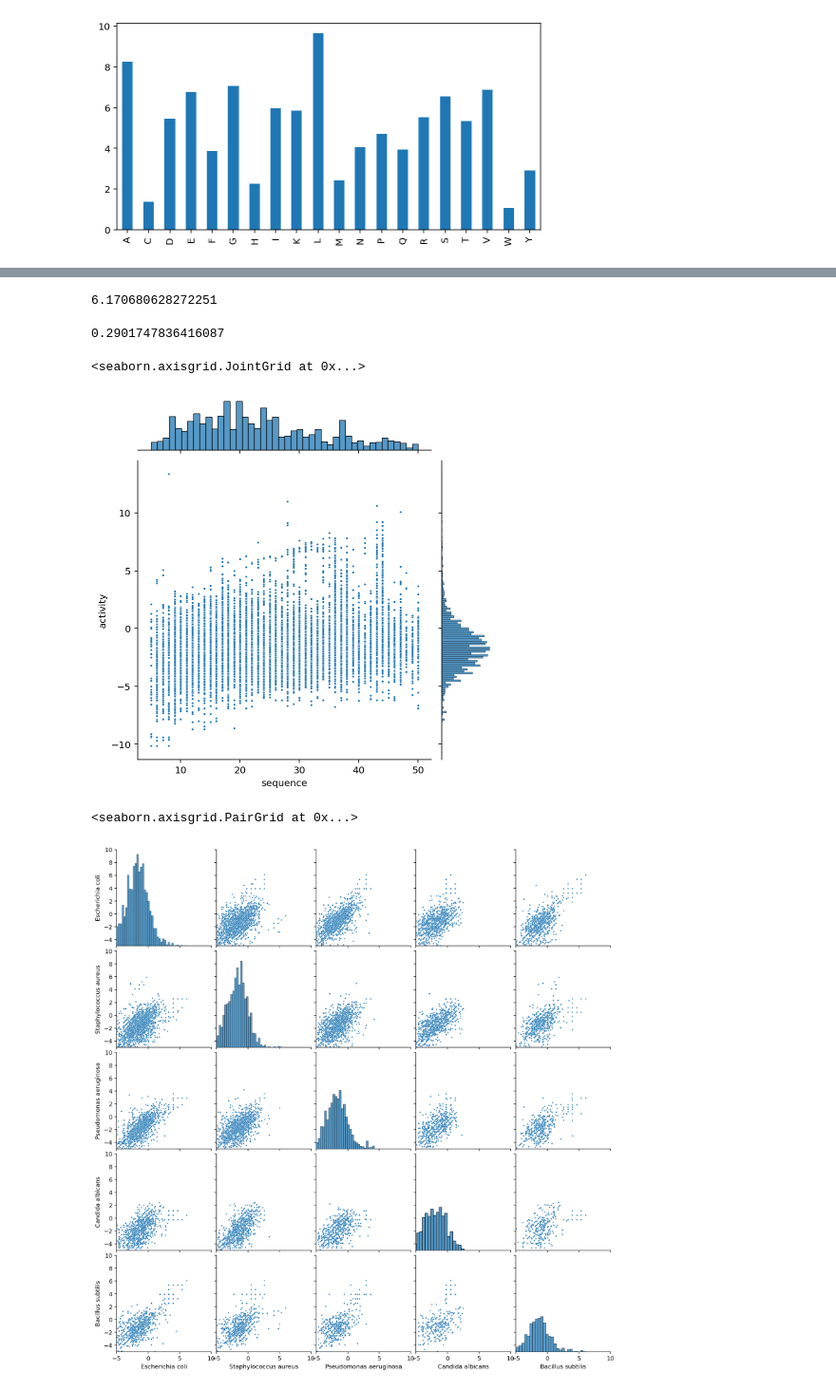
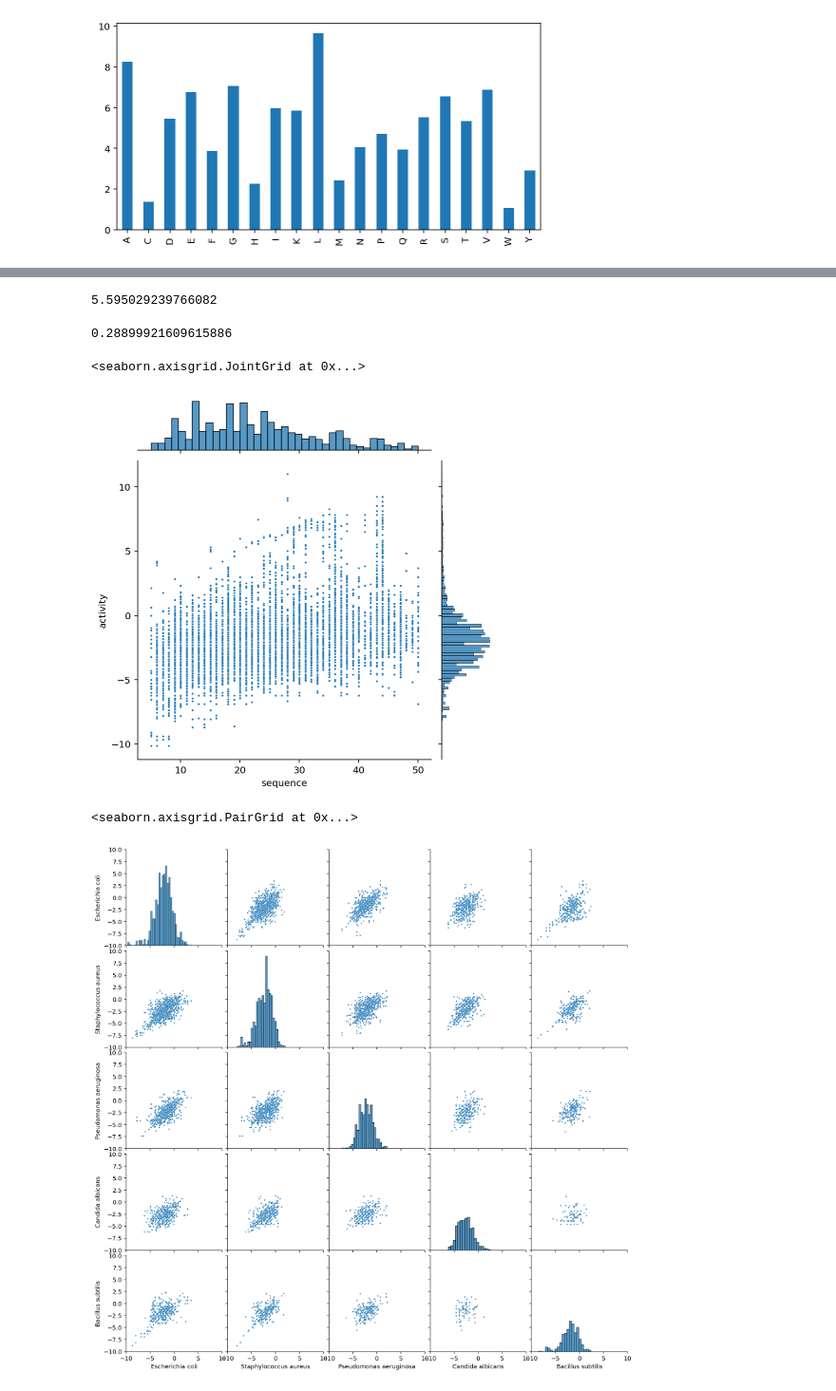
Before and after one commit to murphy17/MSPretraining, a Jupyter notebook: DBAASPStats.ipynb, the cells around one changed output, grey strips where cells are left out. Shown: that part at 95% size. Cells and saved outputs as stored; diff of their text form; code cells hidden in the pictures.

```diff
--- a/DBAASPStats.ipynb
+++ b/DBAASPStats.ipynb
@@ -20,8 +20,8 @@ dbaasp = dbaasp.dropna(subset=['SEQUENCE','TARGET ACTIVITY - TARGET SPECIES','TA
 # only natural AAs
 dbaasp = dbaasp.loc[dbaasp['SEQUENCE'].map(lambda s: all([c in aas for c in s]))]
 # not sure about correspondence of these units! ... need to compute mass of the peptides
-dbaasp = dbaasp.query('`TARGET ACTIVITY - UNIT`=="µM"|`TARGET ACTIVITY - UNIT`=="µg/ml"')
-# dbaasp = dbaasp.query('`TARGET ACTIVITY - UNIT`=="µM"')
+# dbaasp = dbaasp.query('`TARGET ACTIVITY - UNIT`=="µM"|`TARGET ACTIVITY - UNIT`=="µg/ml"')
+dbaasp = dbaasp.query('`TARGET ACTIVITY - UNIT`=="µM"')
 dbaasp
 # %% [output]
 |  | ID | COMPLEXITY | NAME | N TERMINUS | SEQUENCE | C TERMINUS | SYNTHESIS TYPE | TARGET GROUP | ... |
@@ -50,10 +50,10 @@ df['activity'] = df['activity'].map(lambda s: str(s).split('±')[0].strip())
 df = df.loc[df['activity'].str.fullmatch(r'\d+(\.\d+)?')]
 df['activity'] = df['activity'].astype(float)
 
-is_density = dbaasp['TARGET ACTIVITY - UNIT']=="µg/ml"
-# unsure about this calculation. below makes sense, but leads to bimodal log-distribution. omitting 1e-3 makes unimodal
-# uM = umol/L = (ug/mL)(mol/g) x 1e-3
-df.loc[is_density,'activity'] = df['activity'][is_density] * df['sequence'][is_density].map(len) / aa_mw
+# is_density = dbaasp['TARGET ACTIVITY - UNIT']=="µg/ml"
+# # unsure about this calculation. below makes sense, but leads to bimodal log-distribution. omitting 1e-3 makes unimodal
+# # uM = umol/L = (ug/mL)(mol/g) x 1e-3
+# df.loc[is_density,'activity'] = df['activity'][is_density] * df['sequence'][is_density].map(len) / aa_mw
 
 df['activity'] = -np.log(df['activity'])
 
@@ -147,29 +147,29 @@ Name: sequence, dtype: float64
 clusters_50 = CDHIT(threshold=0.5, word_length=3).fit_predict(df['sequence'])
 df['sequence'].nunique() / len(set(clusters_50))
 # %% [output]
-6.170680628272251
+5.595029239766082
 # %%
 # 29% of sequences here are tryptic. Overrepresented relative to e.g. SwissProt
 tryptic_sequences = [s for s in set(df['sequence']) if s[-1] in 'RK']
 len(tryptic_sequences) / df['sequence'].nunique()
 # %% [output]
-0.2901747836416087
+0.28899921609615886
 # %%
 # Relation between length and activity?
 sns.jointplot(x=df['sequence'].map(len), y=df['activity'],
               kind='scatter', joint_kws={'s':5})
 # %% [output]
 <seaborn.axisgrid.JointGrid at 0x...>
-[figure, old version]
+[figure, new version]
 # %%
 # is this surprising? is it artifact of my density->molarity conversion???
 sns.pairplot(
     data=df.pivot_table(index='sequence',columns='target',values='activity')[df['target'].value_counts().index[:5]],
     plot_kws={'s':5}
-).set(xlim=(-5,10), ylim=(-5,10))
+).set(xlim=(-10,10), ylim=(-10,10))
 # %% [output]
 <seaborn.axisgrid.PairGrid at 0x...>
-[figure, old version]
+[figure, new version]
 # %%
 data = df.pivot_table(index='sequence',columns='target',values='activity')
 data = data[df['target'].value_counts().index[:5]].dropna(how='all')
```
Also changed, not shown: parts of 8 cells of this notebook, 8 other files.
